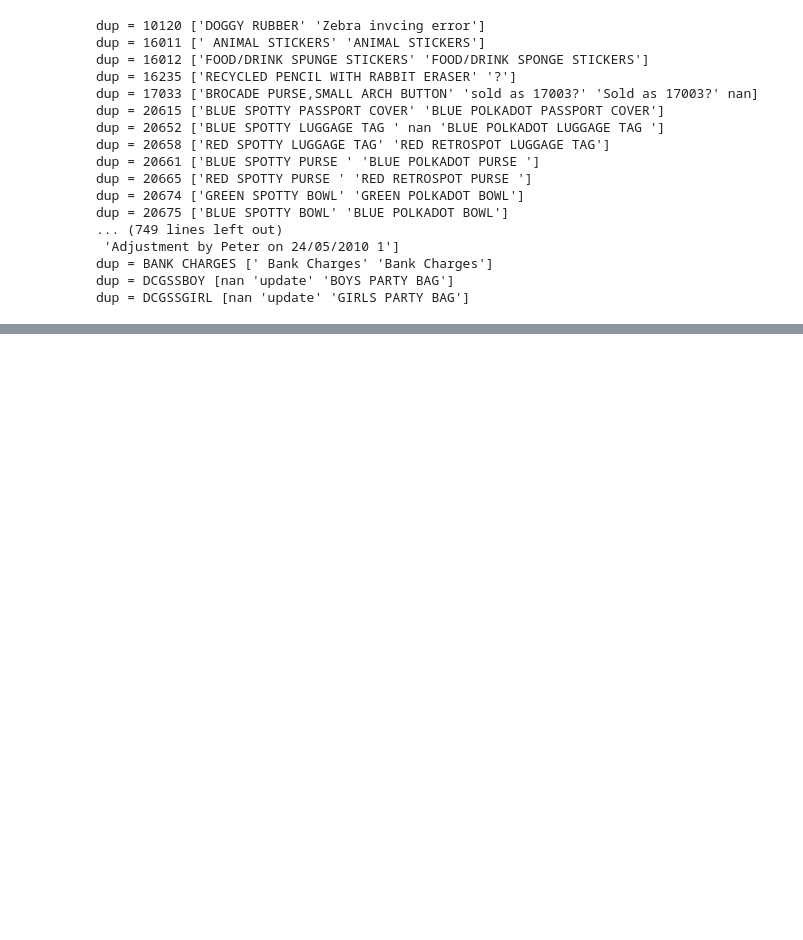
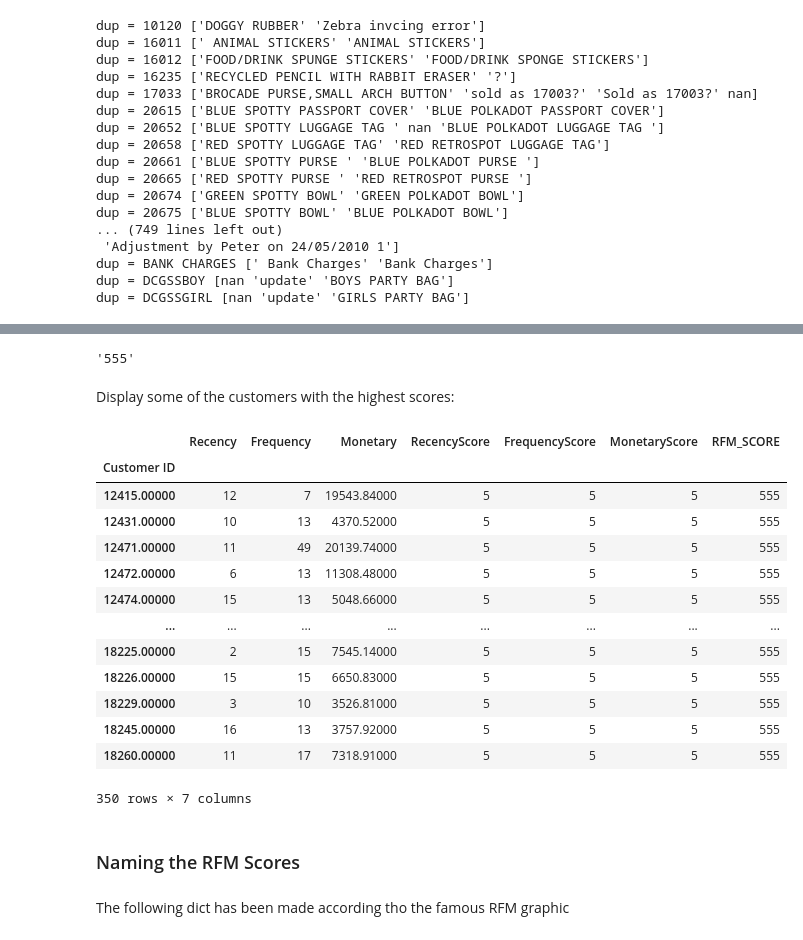
Before and after one commit to Rosiee0312/RFM-Analysis, a Jupyter notebook: notebook.ipynb, the cells around one changed output, grey strips where cells are left out. Cells and saved outputs as stored; diff of their text form; code cells hidden in the pictures; blank space fills up the shorter version.

```diff
--- a/notebook.ipynb
+++ b/notebook.ipynb
@@ -169,0 +272,4 @@ dup = DCGSSGIRL [nan 'update' 'GIRLS PARTY BAG']
+# %%
+ rfm = df.groupby ('Customer ID').agg({'InvoiceDate': lambda date: (today_date - date.max()).days,
+                                        'Invoice': lambda inv: inv.nunique(),
+                                        'TotalPrice': lambda price: price.sum()})
@@ -169,0 +288,3 @@ dup = DCGSSGIRL [nan 'update' 'GIRLS PARTY BAG']
+# %%
+rfm.columns = ['Recency', 'Frequency', 'Monetary']
+rfm.head()
@@ -169,0 +314,9 @@ dup = DCGSSGIRL [nan 'update' 'GIRLS PARTY BAG']
+# %%
+rfm["RecencyScore"]= pd.qcut(rfm['Recency'], 5, labels=[5, 4, 3, 2, 1])
+rfm["FrequencyScore"]= pd.qcut(rfm['Frequency'].rank(method="first"), 5, labels=[1, 2, 3, 4, 5])
+rfm["MonetaryScore"]= pd.qcut(rfm['Monetary'], 5, labels=[1, 2, 3, 4, 5])
+# %%
+rfm["RFM_SCORE"] = (rfm['RecencyScore'].astype(str) +
+                    rfm['FrequencyScore'].astype(str) +
+                    rfm['MonetaryScore'].astype(str))
+rfm.head()
@@ -169,0 +331,27 @@ dup = DCGSSGIRL [nan 'update' 'GIRLS PARTY BAG']
+# %%
+rfm['RFM_SCORE'].max()
+# %% [output]
+'555'
+# %% [markdown]
+Display some of the customers with the highest scores:
+# %%
+rfm[rfm['RFM_SCORE'] == "555"]
+# %% [output]
+|  | Recency | Frequency | Monetary | RecencyScore | FrequencyScore | MonetaryScore | RFM_SCORE |
+| Customer ID |  |  |  |  |  |  |  |
+| 12415.00000 | 12 | 7 | 19543.84000 | 5 | 5 | 5 | 555 |
+| 12431.00000 | 10 | 13 | 4370.52000 | 5 | 5 | 5 | 555 |
+| 12471.00000 | 11 | 49 | 20139.74000 | 5 | 5 | 5 | 555 |
+| 12472.00000 | 6 | 13 | 11308.48000 | 5 | 5 | 5 | 555 |
+| 12474.00000 | 15 | 13 | 5048.66000 | 5 | 5 | 5 | 555 |
+| ... | ... | ... | ... | ... | ... | ... | ... |
+| 18225.00000 | 2 | 15 | 7545.14000 | 5 | 5 | 5 | 555 |
+| 18226.00000 | 15 | 15 | 6650.83000 | 5 | 5 | 5 | 555 |
+| 18229.00000 | 3 | 10 | 3526.81000 | 5 | 5 | 5 | 555 |
+| 18245.00000 | 16 | 13 | 3757.92000 | 5 | 5 | 5 | 555 |
+| 18260.00000 | 11 | 17 | 7318.91000 | 5 | 5 | 5 | 555 |
+350 rows × 7 columns
+# %% [markdown]
+### Naming the RFM Scores
+# %% [markdown]
+The following dict has been made according tho the famous RFM graphic
```
Also changed, not shown: parts of 40 cells of this notebook.
